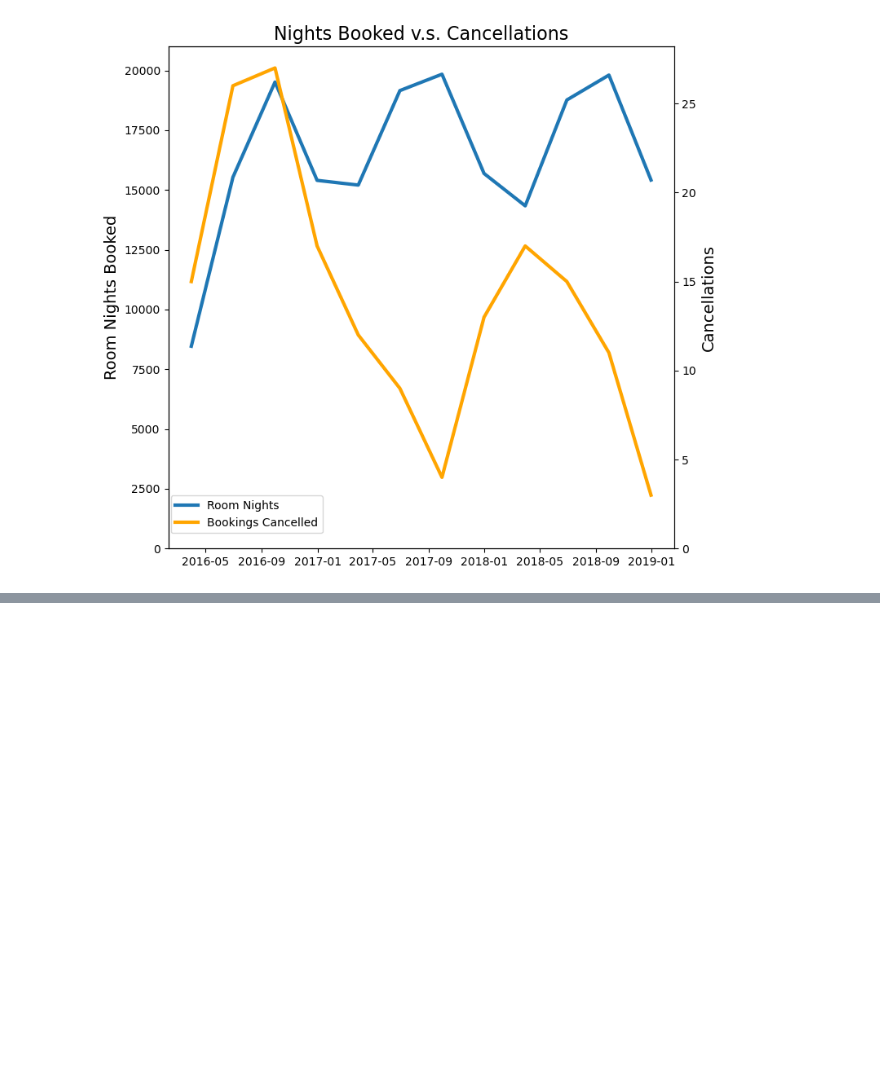
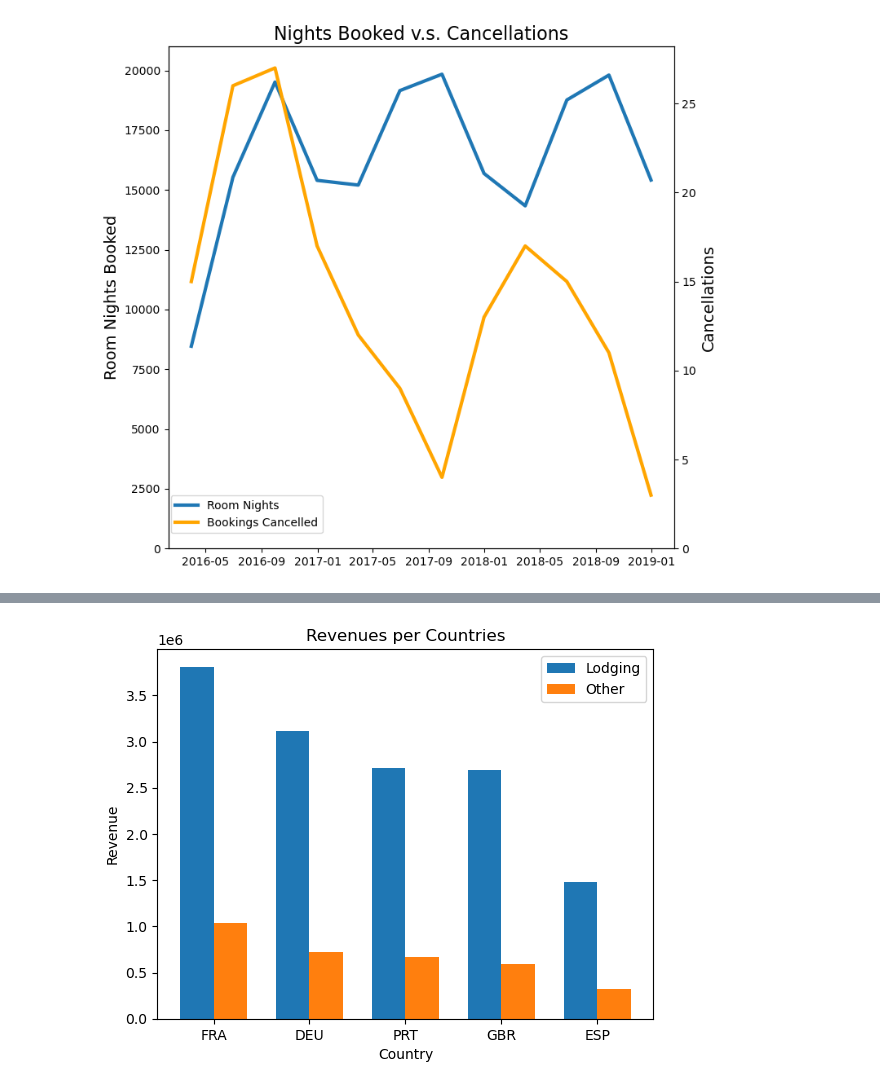
Before and after one commit to scarypillowz/data_visualization, a Jupyter notebook: assignments.ipynb, the cells around one changed output, grey strips where cells are left out. Cells and saved outputs as stored; diff of their text form; code cells hidden in the pictures; blank space fills up the shorter version.

```diff
--- a/assignments.ipynb
+++ b/assignments.ipynb
@@ -104,0 +150,11 @@ fig.legend(bbox_to_anchor=(.37, .2));
+# %%
+countries = ['FRA', 'DEU', 'PRT', 'GBR', 'ESP']
+
+target = (
+    hotels
+    .loc[hotels['Nationality'].isin(countries)]
+    .groupby('Nationality')
+    .agg({'LodgingRevenue': 'sum', 'OtherRevenue': 'sum'})
+    .sort_values('LodgingRevenue', ascending=False)
+)
+target
@@ -104,0 +169,31 @@ fig.legend(bbox_to_anchor=(.37, .2));
+# %%
+# 1. Grouped Bar Charts
+
+fig, ax = plt.subplots()
+
+x = np.arange(len(countries))
+width = .35
+
+ax.bar(
+    x-width/2,
+    target['LodgingRevenue'],
+    width,
+    label='Lodging'
+)
+ax.bar(
+    x+width/2,
+    target['OtherRevenue'],
+    width,
+    label='Other'
+)
+
+ax.set_title('Revenues per Countries')
+ax.set_ylabel('Revenue')
+ax.set_xlabel('Country')
+
+ax.set_xticks(range(len(countries)))
+ax.set_xticklabels(countries)
+
+ax.legend();
+# %% [output]
+[figure, added]
```
Also changed, not shown: parts of 9 cells of this notebook, 1 other file.
